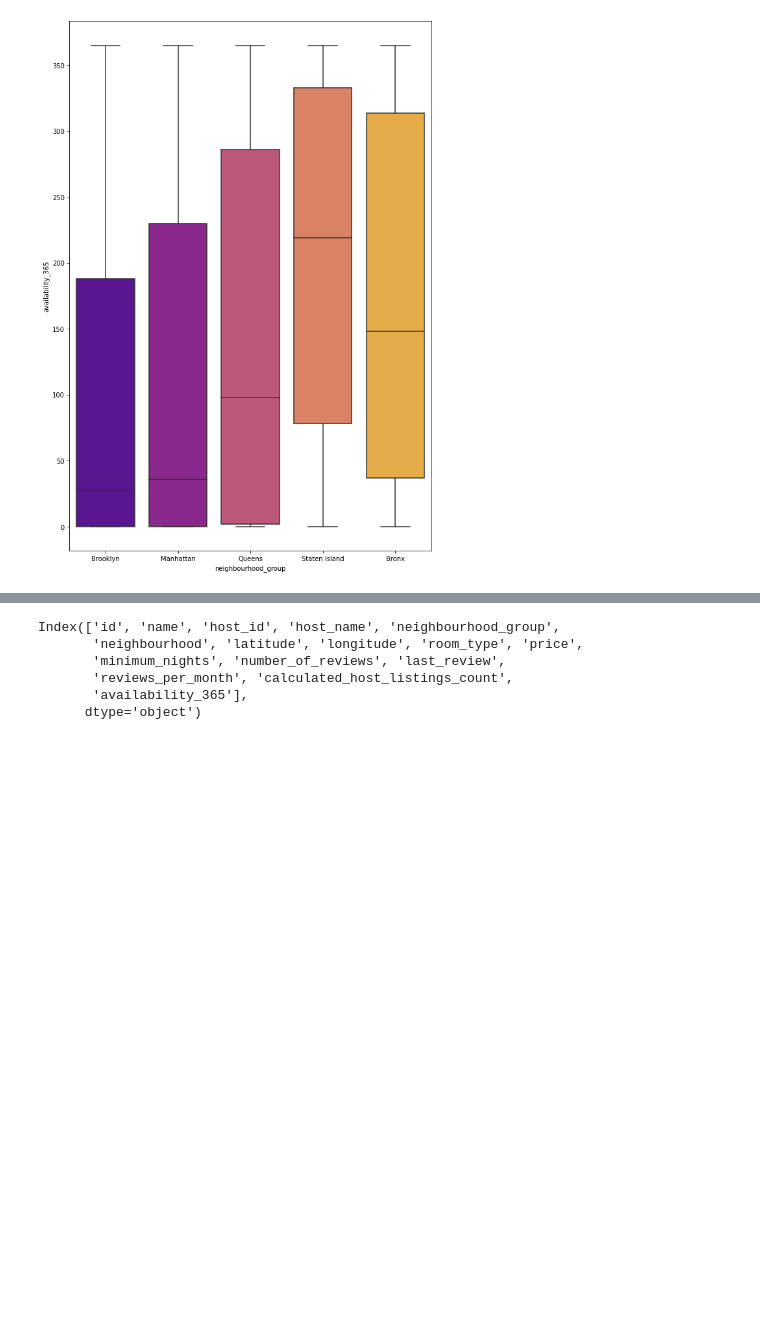
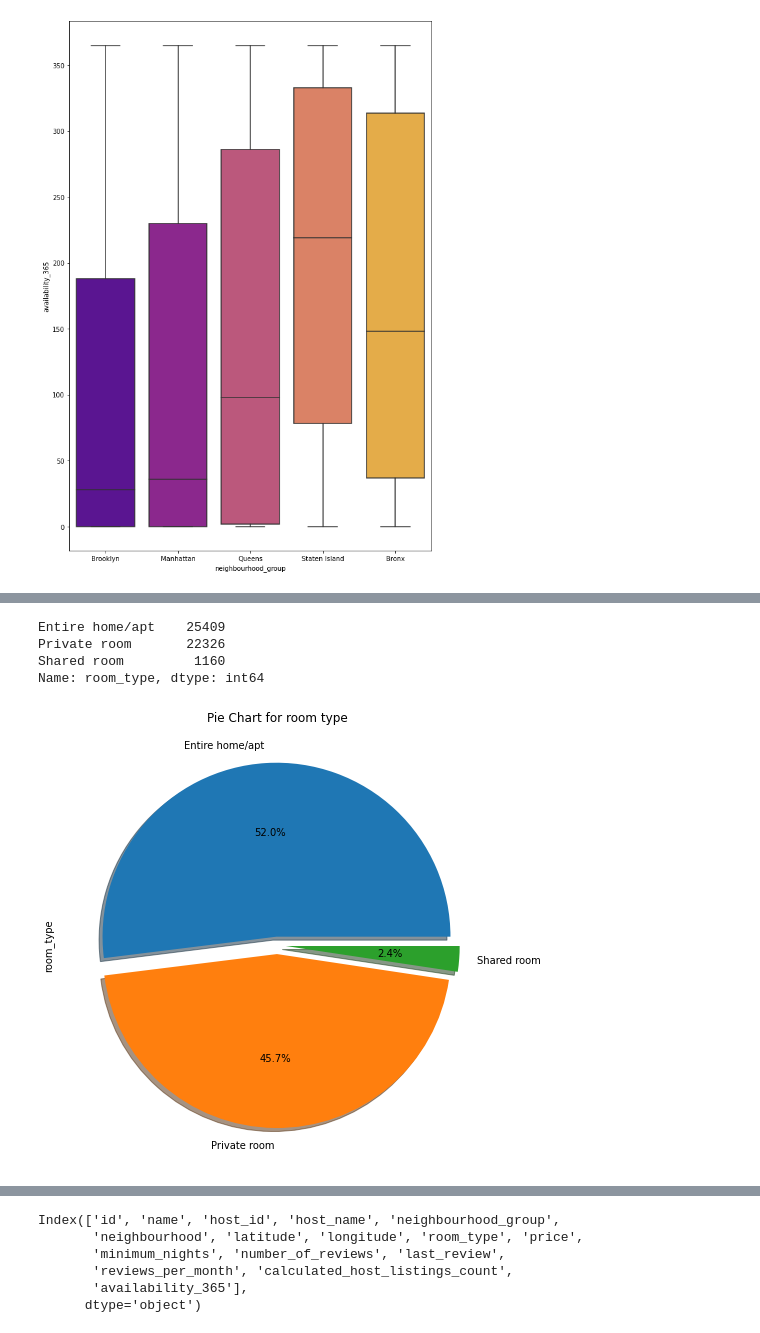
Before and after one commit to nikunjsonule/Airbnb-Booking-Analysis, a Jupyter notebook: Airbnb_Bookings_Analysis_Capstone_Project.ipynb, the cells around one changed output, grey strips where cells are left out. Drawn from its saved outputs; the diff is of its cells as text; code cells hidden in the pictures; blank space fills up the shorter version.

```diff
--- a/Airbnb_Bookings_Analysis_Capstone_Project.ipynb
+++ b/Airbnb_Bookings_Analysis_Capstone_Project.ipynb
@@ -287,0 +378,15 @@ plt.show()
+# %%
+#how many rooms are present in each room type
+print(airbnb_copy['room_type'].value_counts())
+# %% [output]
+Entire home/apt    25409
+Private room       22326
+Shared room         1160
+Name: room_type, dtype: int64
+# %%
+#how room type is been divide in percentage by pie chart
+airbnb_copy['room_type'].value_counts().plot.pie(explode=[0.05, 0.05,0.05], autopct='%1.1f%%', shadow=True, figsize=(8,8))
+plt.title('Pie Chart for room type')
+plt.show()
+# %% [output]
+[figure, added]
```
Also changed, not shown: parts of 32 cells of this notebook.
